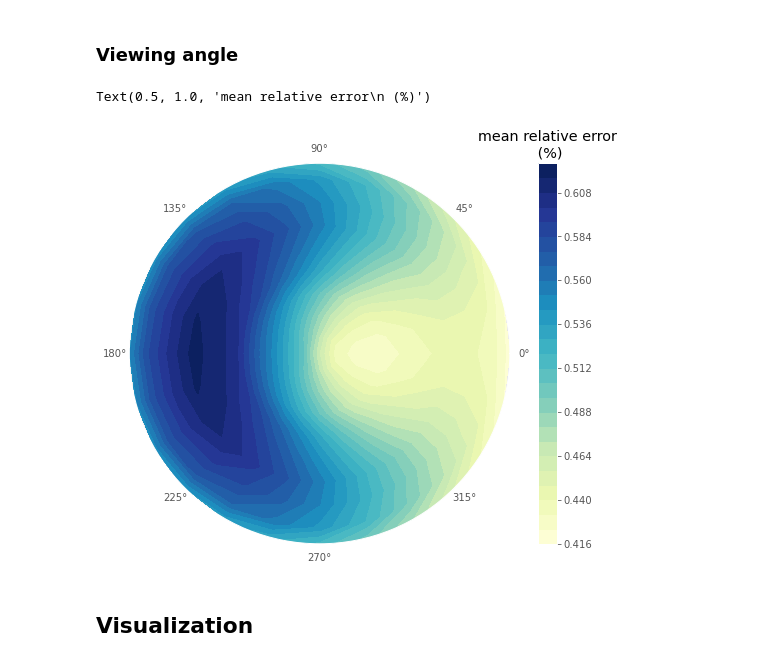
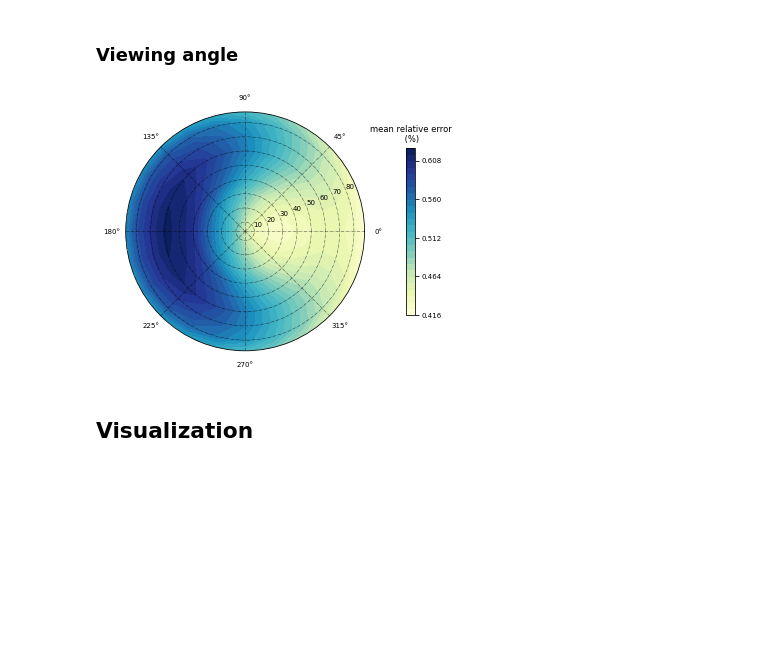
Before and after one commit to tadz-io/hydropt, a Jupyter notebook: notebooks/0.1-model_cross_validation.ipynb, the cells around one changed output. Saved outputs shown, nothing was run; the diff lists cells and outputs as text; code cells hidden in the pictures; blank space fills up the shorter version.

```diff
--- a/notebooks/0.1-model_cross_validation.ipynb
+++ b/notebooks/0.1-model_cross_validation.ipynb
@@ -12,6 +13,8 @@ from sklearn.metrics import make_scorer
 # %%
 plt.style.use('bmh')
-plt.rcParams['figure.figsize'] = (10,8)
+plt.rcParams({'figure.figsize': (6,4)})
+plt.rcParams.update({'font.size': 7})
+plt.rcParams.update({"font.family": "DejaVu Sans"})
 # %% [markdown]
 ## Data pre-processing
 # %%
@@ -217,33 +253,38 @@ rrs_440_geom_error = df_wb440.set_index(['fmu','phi'])\
 # %%
 # get fmu and phi values
 fmu = np.unique(ds.fmu)
 phi = np.unique(ds.phi)
 # calculate zeniths in degrees
 zeniths = np.degrees(np.arccos(fmu))
 values = rrs_440_geom_error.values
 #values = rrs_442_geom_error.values
 # get the 23 values of the polar cap and append to values
 values = np.append(values, np.repeat(values[-1], 23))
 # reshape
 values = values.reshape(zeniths.size, phi.size)
 # add 360 deg to azimuth angles
 phi = np.append(phi, 2*np.pi)
 # transpose
 values = values.T
 # 0 deg should be the same as 360 deg
 values = np.vstack([values, values[0]])
 
 r, theta = np.meshgrid(zeniths, phi)
-fig = plt.figure(figsize=(10,7))
+fig = plt.figure(figsize=(6,4))
 ax = fig.add_subplot(111, projection='polar')
 cax = ax.contourf(theta, r, values, 30, cmap='YlGnBu')
-ax.grid(linewidth=1, linestyle='-.', color='black', alpha=.7)
+
+ax.grid(True, linewidth=.5, linestyle='-.', color='black', alpha=.7)
 #cax.set_clim(0,1)
-fig.colorbar(cax).ax.set_title('mean relative error\n (%)')
+cbar = fig.colorbar(cax, shrink=.7, pad=.1)
+cbar.ax.set_title('mean relative error\n (%)')
+cbar.ax.locator_params(nbins=5)
+
+plt.tight_layout()
+plt.savefig('rrs_440_view_geom_error.svg', format='svg')
 #ax.set_title('CDOM: 0.005 $m^{-1}$, Chl: 31 $mg\ m^{-3}$, NAP: 100 $g\ m^{-3}$')
 # %% [output]
-Text(0.5, 1.0, 'mean relative error\n (%)')
-[figure, old version]
+[figure, new version]
 # %% [markdown]
 ## Visualization
 # %%
```
Also changed, not shown: parts of 6 cells of this notebook, 5 other files.
